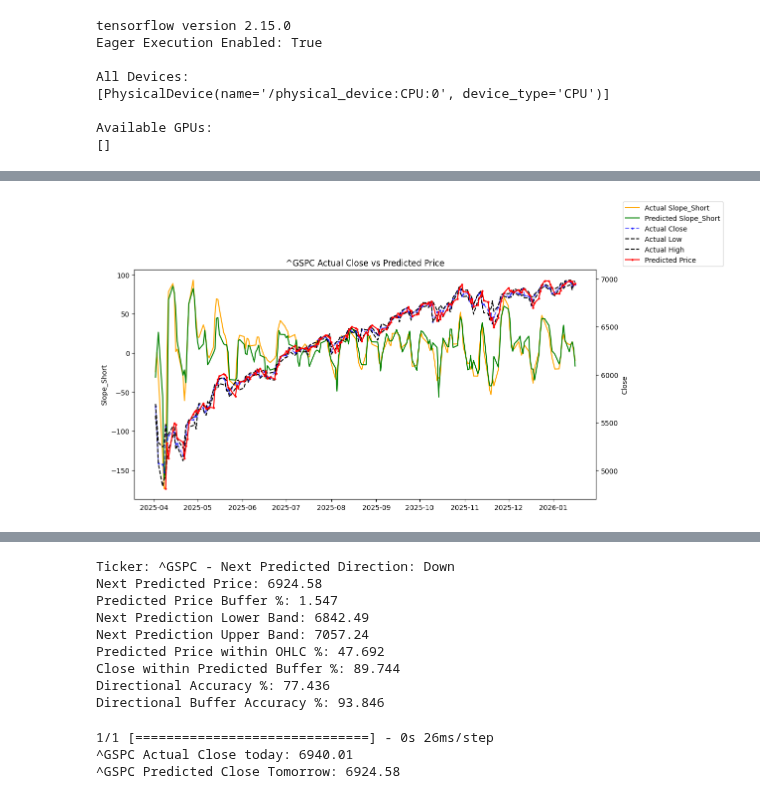
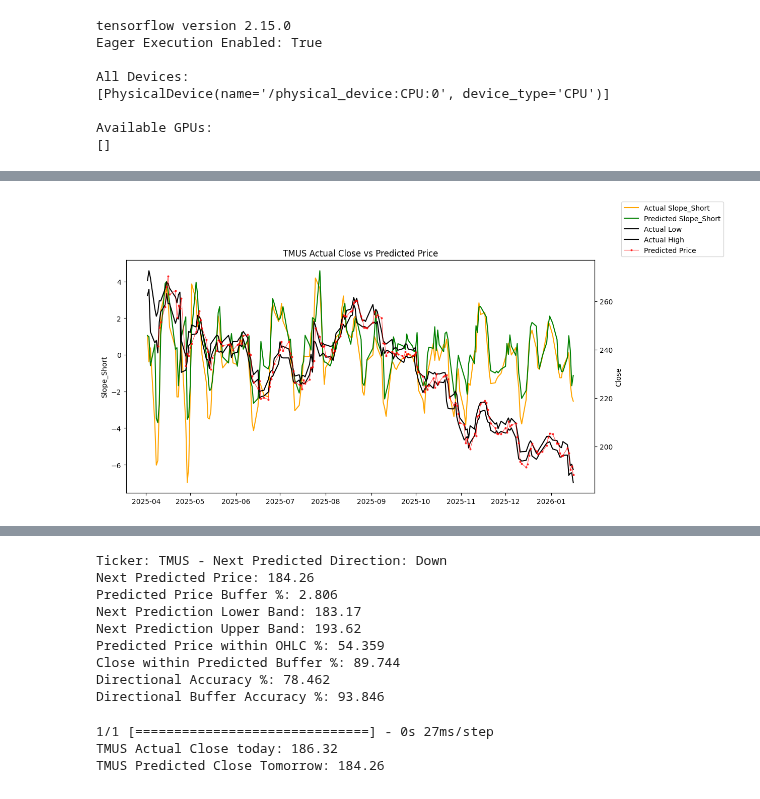
Before and after one commit to imran-naskani/insane, a Jupyter notebook: lstm/LSTM.ipynb, the cells around one changed output, grey strips where cells are left out. Drawn from its saved outputs; the diff is of its cells as text; code cells hidden in the pictures.

Commit message:
LSTM Models updated for TMUS

```diff
--- a/lstm/LSTM.ipynb
+++ b/lstm/LSTM.ipynb
@@ -539,7 +539,7 @@ def build_hybrid_model(n_timesteps, n_features):
     return model
 # %%
 # Get stock data (AAPL from 2020-01-01 to 2023-01-01)
-ticker = '^GSPC'
+ticker = 'TMUS'
 
 stock_data = build_feature_dataset(ticker, start_date="2021-01-01", end_date="2026-01-17", timeframe="1d")
 stock_data = stock_data.dropna()
@@ -581,13 +581,13 @@ split_valid = int(0.9*len(X_train))
 X_train90, X_valid10 = X_train[:split_valid], X_train[split_valid:]
 y_train90, y_valid10 = y_train[:split_valid], y_train[split_valid:]
 # %%
-# Build the hybrid model (LSTM)
-model = build_hybrid_model(n_timesteps, X_train90.shape[2])
+# # Build the hybrid model (LSTM)
+# model = build_hybrid_model(n_timesteps, X_train90.shape[2])
 
-es = tf.keras.callbacks.EarlyStopping(monitor='val_loss', patience=20, restore_best_weights=True, verbose=1)
+# es = tf.keras.callbacks.EarlyStopping(monitor='val_loss', patience=20, restore_best_weights=True, verbose=1)
 
-# Train the model
-model.fit(X_train90, y_train90, epochs=200, batch_size=128, callbacks=[es], shuffle=False, validation_data=(X_valid10, y_valid10))
+# # Train the model
+# model.fit(X_train90, y_train90, epochs=200, batch_size=128, callbacks=[es], shuffle=False, validation_data=(X_valid10, y_valid10))
 
-# model = load_model(f"./{ticker}_daily_delta_lstm.h5")
+model = load_model(f"./{ticker}_daily_delta_lstm.h5")
 # %% [output]
@@ -662,11 +662,11 @@ ax1.set_ylabel(TARGET)
 
 # close on secondary axis
 ax2 = ax1.twinx()
-ax2.plot(time_index, stock_data['Close'].iloc[-len(y_test_rescaled):], color='blue', linestyle='--',  alpha = 0.6, marker='o', markersize=2, label=f'Actual Close')
-ax2.plot(time_index, stock_data['Low'].iloc[-len(y_test_rescaled):], color='black', label=f'Actual Low', linestyle='--')
-ax2.plot(time_index, stock_data['High'].iloc[-len(y_test_rescaled):], color='black', label=f'Actual High', linestyle='--')
+# ax2.plot(time_index, stock_data['Close'].iloc[-len(y_test_rescaled):], color='blue', linestyle='--',  alpha = 0.6, marker='o', markersize=2, label=f'Actual Close')
+ax2.plot(time_index, stock_data['Low'].iloc[-len(y_test_rescaled):], color='black', label=f'Actual Low')
+ax2.plot(time_index, stock_data['High'].iloc[-len(y_test_rescaled):], color='black', label=f'Actual High')
 ax2.plot(time_index, ((stock_data['Close'].iloc[-len(y_test_rescaled):] + y_pred_rescaled + bias).shift(1)), color='red',
-                        marker = 'o', markersize=2, label=f'Predicted Price')
+                        linewidth=0.8, markersize = 2, marker = 'o', label=f'Predicted Price', alpha = 0.7)
 
 ax2.set_ylabel('Close')
 
@@ -694,35 +694,35 @@ temp_df = pd.DataFrame({
     # 'Predicted Delta': y_pred_rescaled[df_seq:]
     })
 
 pred_delta_pct = (temp_df['Predicted Price'] - temp_df['Close']) / temp_df['Close']*100
 # safe = (pred_delta_pct.abs().median() + pred_delta_pct.abs().std())
 safe = (pred_delta_pct.abs().quantile(0.9))
 # print(safe)
 buffer = temp_df['Close'] * safe/100
 
 temp_df['Prediction Lower Band'] = temp_df['Predicted Price'] - buffer
 temp_df['Prediction Upper Band'] = temp_df['Predicted Price'] + buffer
 temp_df['Close within Predicted Buffer'] = (
     (temp_df['Close'] >= temp_df['Prediction Lower Band']) &
     (temp_df['Close'] <= temp_df['Prediction Upper Band'])
 )
 
 temp_df['Prediction within OHLC'] = (
     (temp_df['Predicted Price'] >= temp_df['Low']) &
     (temp_df['Predicted Price'] <= temp_df['High'])
 )
 
 
 temp_df['ActualDir'] = np.sign(temp_df['Close'] - temp_df['Close'].shift(1))
 temp_df['PredDir'] = np.sign(temp_df['Predicted Price'] - temp_df['Predicted Price'].shift(1))
 temp_df['CorrectDir'] = (temp_df['ActualDir'] * temp_df['PredDir']) > 0
-temp_df["Directional_Accuracy"] = temp_df['Prediction within OHLC'] | temp_df['CorrectDir']
-temp_df["Directional_Buffer_Accuracy"] = temp_df['Close within Predicted Buffer'] | temp_df['CorrectDir']
+temp_df["Directional Accuracy"] = temp_df['Prediction within OHLC'] | temp_df['CorrectDir']
+temp_df["Directional Buffer Accuracy"] = temp_df['Close within Predicted Buffer'] | temp_df['CorrectDir']
 
 
 temp_df = temp_df.drop(columns=['ActualDir', 'PredDir', 'CorrectDir'])
 temp_df = temp_df.dropna()
-temp_df.tail(12)
+temp_df.tail(10)
 # %% [output]
-[figure, old version]
+[figure, new version]
 |  | Date | Low | High | Open | Close | Predicted Price | Prediction Lower Band | ... |
@@ -758,20 +756,20 @@ print("Predicted Price within OHLC %:", round(price_accuracy, 3))
 buffer_accuracy = temp_df['Close within Predicted Buffer'].mean()*100
 print("Close within Predicted Buffer %:", round(buffer_accuracy, 3))
 
-directional_accuracy = temp_df['Directional_Accuracy'].mean()*100
+directional_accuracy = temp_df['Directional Accuracy'].mean()*100
 print("Directional Accuracy %:", round(directional_accuracy, 3))
 
-directional_buffer_accuracy = temp_df['Directional_Buffer_Accuracy'].mean()*100
+directional_buffer_accuracy = temp_df['Directional Buffer Accuracy'].mean()*100
 print("Directional Buffer Accuracy %:", round(directional_buffer_accuracy, 3))
 # %% [output]
-Ticker: ^GSPC - Next Predicted Direction: Down
-Next Predicted Price: 6924.58
-Predicted Price Buffer %: 1.547
-Next Prediction Lower Band: 6842.49
-Next Prediction Upper Band: 7057.24
-Predicted Price within OHLC %: 47.692
+Ticker: TMUS - Next Predicted Direction: Down
+Next Predicted Price: 184.26
+Predicted Price Buffer %: 2.806
+Next Prediction Lower Band: 183.17
+Next Prediction Upper Band: 193.62
+Predicted Price within OHLC %: 54.359
 Close within Predicted Buffer %: 89.744
-Directional Accuracy %: 77.436
+Directional Accuracy %: 78.462
 Directional Buffer Accuracy %: 93.846
 # %%
 # Take the last n_timesteps rows from the *test* (or full) scaled data
@@ -804,8 +802,8 @@ print(f"{ticker} Actual Close today: {round(actual_close_today, 2)}")
 # print(f"{ticker} Bias Correction: {bias[seq]:.2f}")
 print(f"{ticker} Predicted Close Tomorrow: {actual_close_today + y_next_rescaled + bias[seq]:.2f}")
 # %% [output]
-1/1 [==============================] - 0s 26ms/step
-^GSPC Actual Close today: 6940.01
-^GSPC Predicted Close Tomorrow: 6924.58
+1/1 [==============================] - 0s 27ms/step
+TMUS Actual Close today: 186.32
+TMUS Predicted Close Tomorrow: 184.26
 # %%
 # model.save(f"./{ticker}_daily_delta_lstm.h5")
```
Also changed, not shown: parts of 4 cells of this notebook, 1 other file.
